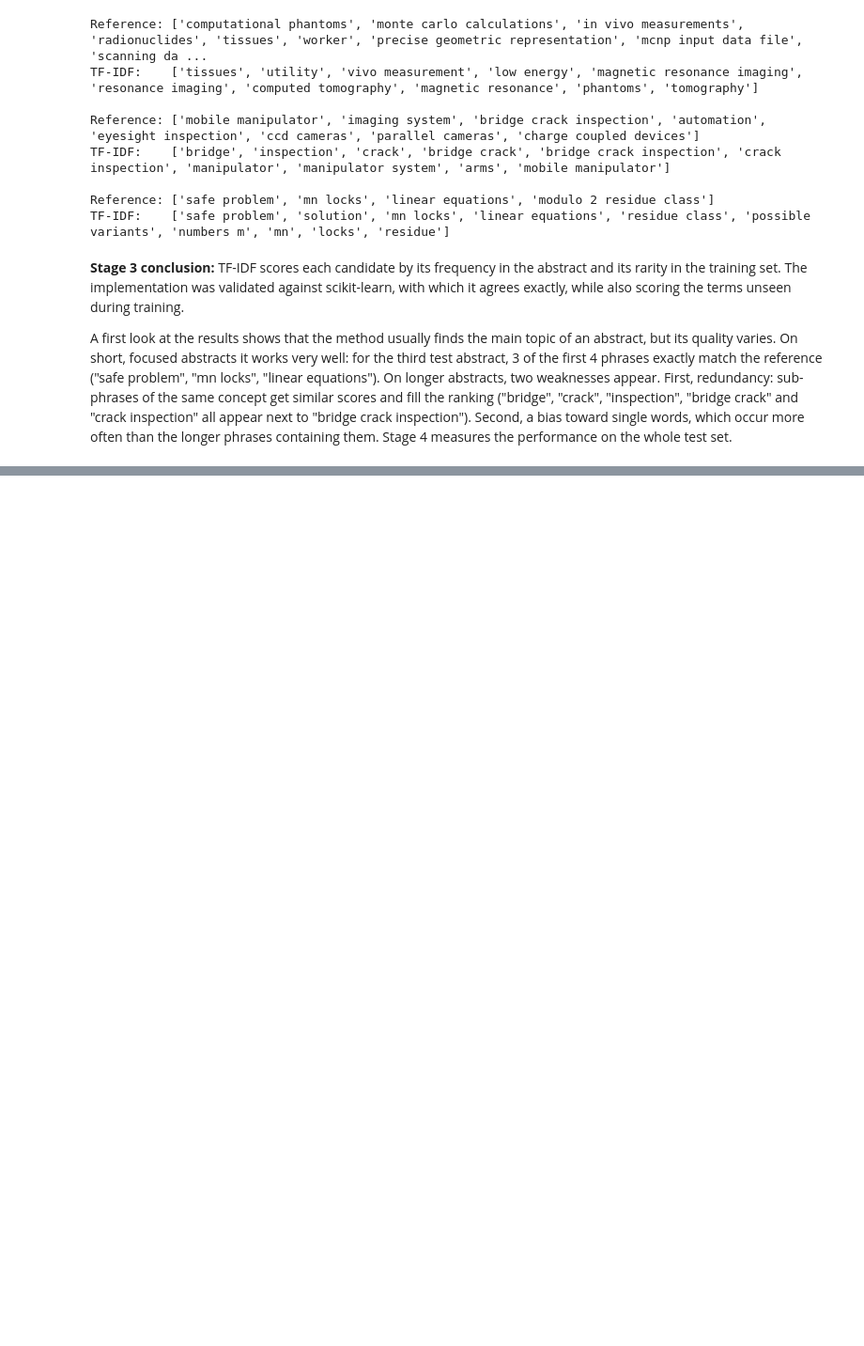
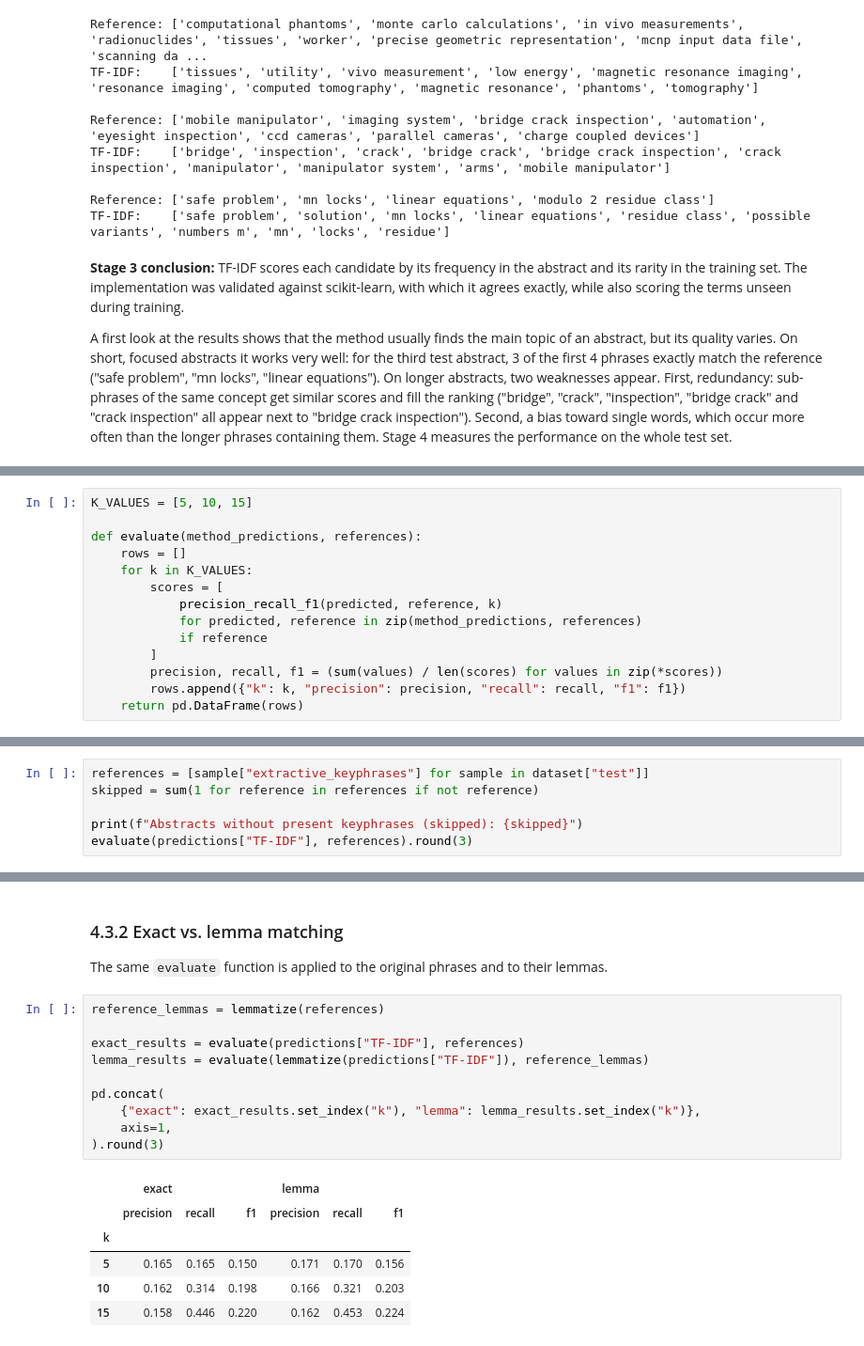
Before and after one commit to FicaBogdan15/keyword-extractor, a Jupyter notebook: keyword_extractor.ipynb, the cells around one changed output, grey strips where cells are left out. Shown at 94% size. Drawn from its saved outputs; the diff is of its cells as text; blank space fills up the shorter version.

```diff
--- a/keyword_extractor.ipynb
+++ b/keyword_extractor.ipynb
@@ -928,0 +986,14 @@ on the whole test set.
+# %%
+K_VALUES = [5, 10, 15]
+
+def evaluate(method_predictions, references):
+    rows = []
+    for k in K_VALUES:
+        scores = [
+            precision_recall_f1(predicted, reference, k)
+            for predicted, reference in zip(method_predictions, references)
+            if reference
+        ]
+        precision, recall, f1 = (sum(values) / len(scores) for values in zip(*scores))
+        rows.append({"k": k, "precision": precision, "recall": recall, "f1": f1})
+    return pd.DataFrame(rows)
@@ -928,0 +1002,6 @@ on the whole test set.
+# %%
+references = [sample["extractive_keyphrases"] for sample in dataset["test"]]
+skipped = sum(1 for reference in references if not reference)
+
+print(f"Abstracts without present keyphrases (skipped): {skipped}")
+evaluate(predictions["TF-IDF"], references).round(3)
@@ -928,0 +1035,21 @@ on the whole test set.
+# %% [markdown]
+### 4.3.2 Exact vs. lemma matching
+
+The same `evaluate` function is applied to the original phrases and to their lemmas.
+# %%
+reference_lemmas = lemmatize(references)
+
+exact_results = evaluate(predictions["TF-IDF"], references)
+lemma_results = evaluate(lemmatize(predictions["TF-IDF"]), reference_lemmas)
+
+pd.concat(
+    {"exact": exact_results.set_index("k"), "lemma": lemma_results.set_index("k")},
+    axis=1,
+).round(3)
+# %% [output]
+|  | exact |  |  | lemma |  |  |
+|  | precision | recall | f1 | precision | recall | f1 |
+| k |  |  |  |  |  |  |
+| 5 | 0.165 | 0.165 | 0.150 | 0.171 | 0.170 | 0.156 |
+| 10 | 0.162 | 0.314 | 0.198 | 0.166 | 0.321 | 0.203 |
+| 15 | 0.158 | 0.446 | 0.220 | 0.162 | 0.453 | 0.224 |
```
Also changed, not shown: parts of 22 cells of this notebook, 1 other file.
